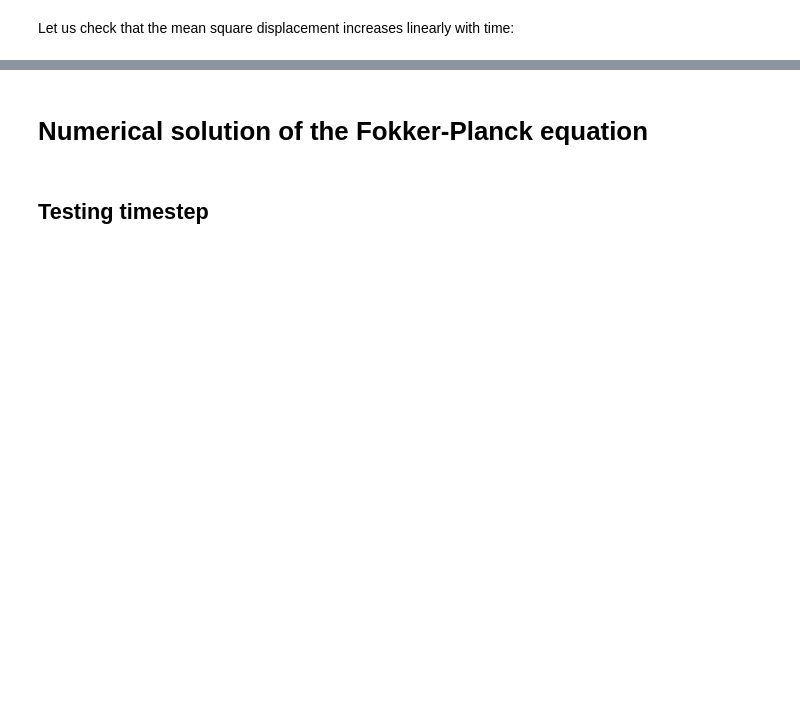
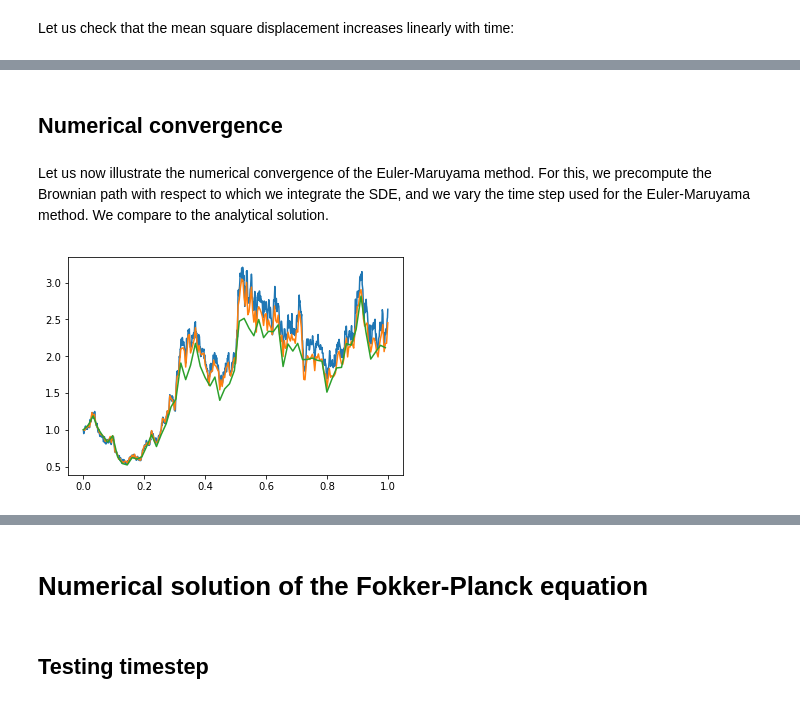
Before and after one commit to cbherbert/stochrare, a Jupyter notebook: demo/Diffusion1D.ipynb, the cells around one changed output, grey strips where cells are left out. Cells and saved outputs as stored; diff of their text form; code cells hidden in the pictures; blank space fills up the shorter version.

```diff
--- a/demo/Diffusion1D.ipynb
+++ b/demo/Diffusion1D.ipynb
@@ -40,0 +43,15 @@ plt.show()
+# %% [markdown]
+## Numerical convergence
+# %% [markdown]
+Let us now illustrate the numerical convergence of the Euler-Maruyama method. For this, we precompute the Brownian path with respect to which we integrate the SDE, and we vary the time step used for the Euler-Maruyama method.
+We compare to the analytical solution.
+# %%
+dt_brownian = 0.001
+model = DiffusionProcess1D(lambda x, t: 2*x, lambda x, t: x, deterministic=True)
+brownian_path = Wiener1D(D=0.5, deterministic=True).trajectory(0., 0., T=1, dt=dt_brownian)
+ax = plt.axes()
+ax.plot(brownian_path[0], np.exp(1.5*brownian_path[0]+brownian_path[1]))
+ax.plot(*model.trajectory(1., 0., T=1, dt=4*dt_brownian, brownian_path=brownian_path));
+ax.plot(*model.trajectory(1., 0., T=1, dt=16*dt_brownian, brownian_path=brownian_path));
+# %% [output]
+[figure, added]
```
Also changed, not shown: parts of 7 cells of this notebook, 3 other files.
